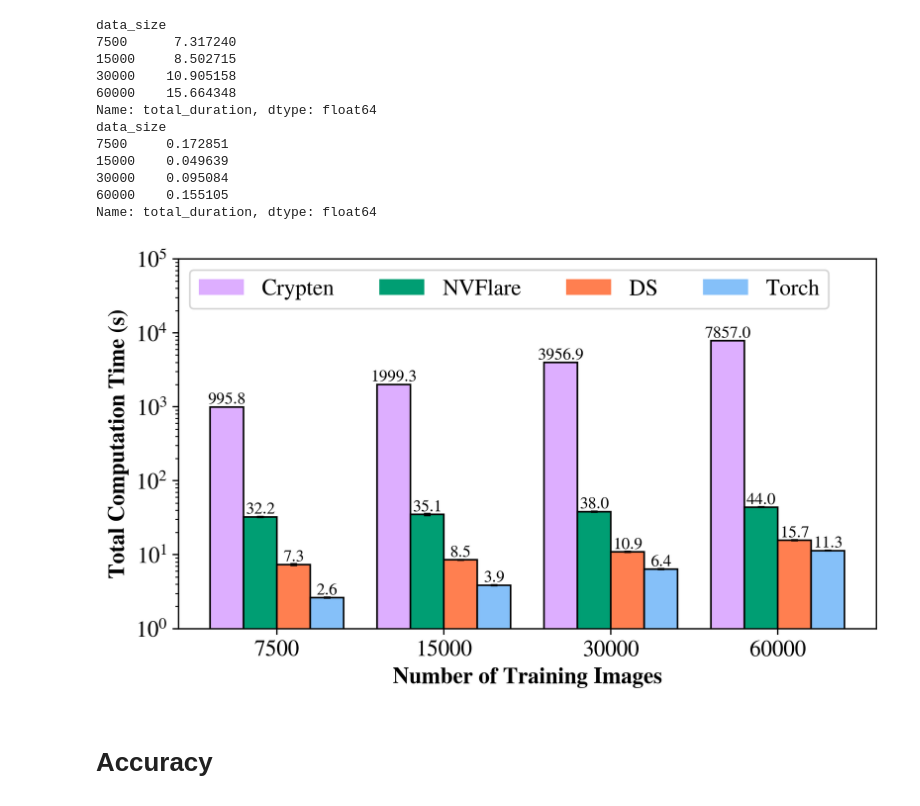
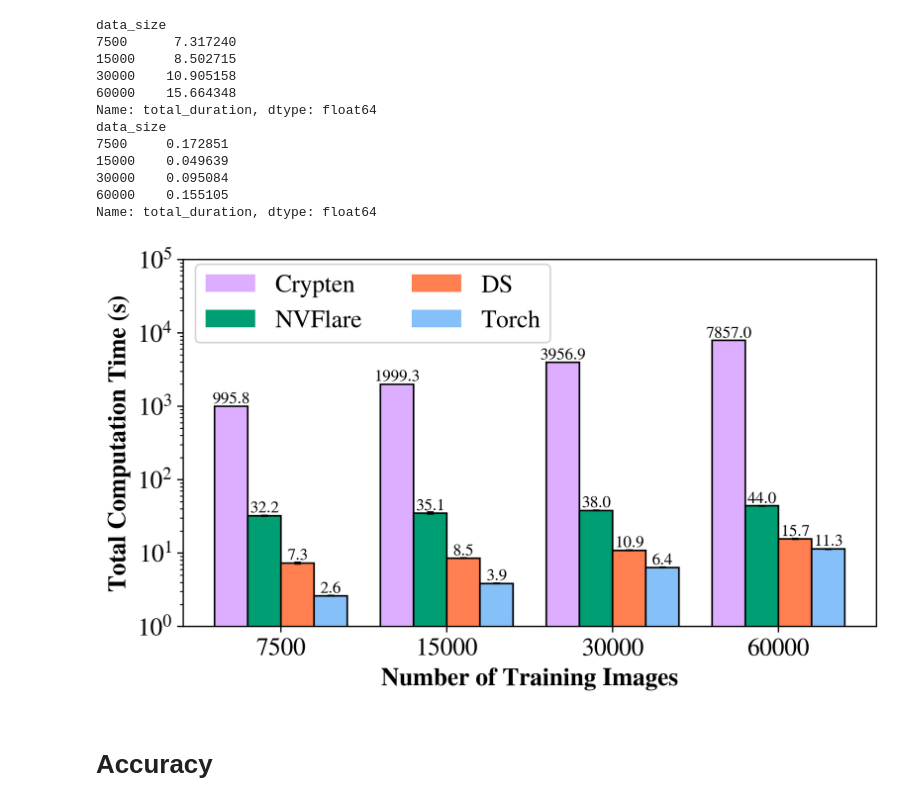
Before and after one commit to Dumplingz/data-pooling-experiments, a Jupyter notebook: data_analysis/mnist_datasize_data_parsing.ipynb, the cells around one changed output. Drawn from its saved outputs; the diff is of its cells as text; code cells hidden in the pictures.

Commit message:
font size 15

```diff
--- a/data_analysis/mnist_datasize_data_parsing.ipynb
+++ b/data_analysis/mnist_datasize_data_parsing.ipynb
@@ -10,11 +10,11 @@ import matplotlib.style as style
 mpl.rcParams['mathtext.fontset'] = 'stix'
 mpl.rcParams['font.family'] = 'STIXGeneral'
 # print(mpl.rcParams['font.size'])
-mpl.rcParams['font.size'] = 13.5
+mpl.rcParams['font.size'] = 15
 # %% [markdown]
 # Crypten
 # %%
-crypten_data = pd.read_csv('../chz-sok-nn-experiments/crypten_experiments/datasize_nn.csv',
+crypten_data = pd.read_csv('../chz-eab-nn-experiments/crypten_experiments/datasize_nn.csv',
                            skiprows=(lambda x: (x % 2 != 0)),
                            header=None,
                            )
@@ -53,7 +53,7 @@ Name: epoch_duration, dtype: float64
 # %% [markdown]
 # Plaintext Torch
 # %%
-torch_data = pd.read_csv('../chz-sok-nn-experiments/torch_experiments/mnist/mnist_total_time.csv',
+torch_data = pd.read_csv('../chz-eab-nn-experiments/torch_experiments/mnist/mnist_total_time.csv',
                          header=None,
                          )
 torch_data.columns = ['total_duration', 'data_size']
@@ -83,7 +83,7 @@ Name: total_duration, dtype: float64
 nvflare_medians = []
 nvflare_stdevs = []
 for datasize in [7500, 15000, 30000, 60000]:
-    nvflare_data = pd.read_csv(f'../chz-sok-nvflare-experiments/fl-nn/experiments/mnist/{datasize}/total_time.csv',
+    nvflare_data = pd.read_csv(f'../chz-eab-nvflare-experiments/fl-nn/experiments/mnist/{datasize}/total_time.csv',
                 header=None,
                 )
     # total_duration, run_id, timestamp
@@ -158,35 +158,35 @@ plt.bar(x=X_axis+0.5*width,width=width,height=ds_medians,yerr=ds_stdevs,
         error_kw={"elinewidth":1,"capsize":2,"capthick":1},
         color='none'
         )
 ds_label = map(lambda n: '{0:.1f}'.format(n),ds_medians)
 plt.bar_label(ds_bar, ds_label, fontsize=bar_label_font_size)
 
 # Torch
 torch_bar = plt.bar(x=X_axis+1.5*width, width=width, height = torch_medians, label = "Torch", color='#85C0F9')
 plt.bar(x=X_axis+1.5*width,width=width,height=torch_medians,
         yerr=torch_stdev,
         edgecolor='black',
         error_kw={"elinewidth":1,"capsize":2,"capthick":1},
         color='none'
         )
 torch_label = map(lambda n: '{0:.1f}'.format(n),torch_medians)
 plt.bar_label(torch_bar, torch_label, fontsize=bar_label_font_size)
 
 plt.yscale('log')
 plt.ylim(1, 100000)
 
 plt.xlabel("Number of Training Images", fontweight="bold")
 plt.ylabel("Total Computation Time (s)", fontweight="bold")
 # plt.title("Basic NN Training Time on FashionMNIST")
-plt.legend(ncols=4, loc='upper left')
+plt.legend(ncols=2, loc='upper left',bbox_to_anchor=(0.0,1.02))
 
 plt.xticks(X_axis, ["7500", "15000", "30000", "60000"])
 
 plt.savefig("datasize_mnist_nn.pdf", bbox_inches='tight')
 
 plt.show()
 # %% [output]
-[figure, old version]
+[figure, new version]
 # %% [markdown]
 # Accuracy
 # %% [markdown]
```
Also changed, not shown: parts of 4 cells of this notebook, 1 other file.
